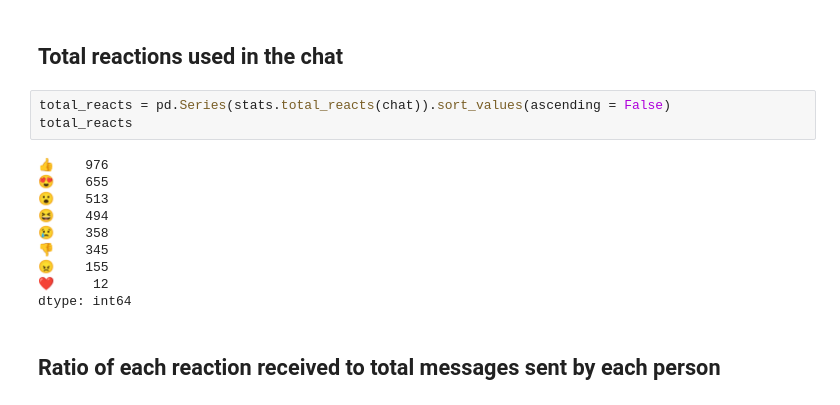
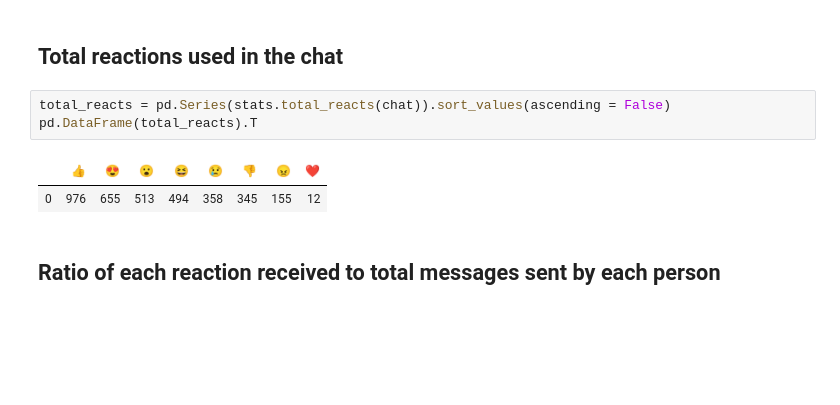
Before and after one commit to PawelBudniak/Messenger-chat-analysis, a Jupyter notebook: messenger_stats_pd.ipynb, the cells around one changed output. Cells and saved outputs as stored; diff of their text form; blank space fills up the shorter version.

```diff
--- a/messenger_stats_pd.ipynb
+++ b/messenger_stats_pd.ipynb
@@ -231,17 +233,10 @@ received
 ## Total reactions used in the chat
 # %%
 total_reacts = pd.Series(stats.total_reacts(chat)).sort_values(ascending = False)
-total_reacts
+pd.DataFrame(total_reacts).T
 # %% [output]
-👍    976
-😍    655
-😮    513
-😆    494
-😢    358
-👎    345
-😠    155
-❤     12
-dtype: int64
+|  | 👍 | 😍 | 😮 | 😆 | 😢 | 👎 | 😠 | ❤ |
+| 0 | 976 | 655 | 513 | 494 | 358 | 345 | 155 | 12 |
 # %% [markdown]
 ## Ratio of each reaction received to total messages sent by each person
 # %%
```
Also changed, not shown: parts of 9 cells of this notebook, 3 other files.
